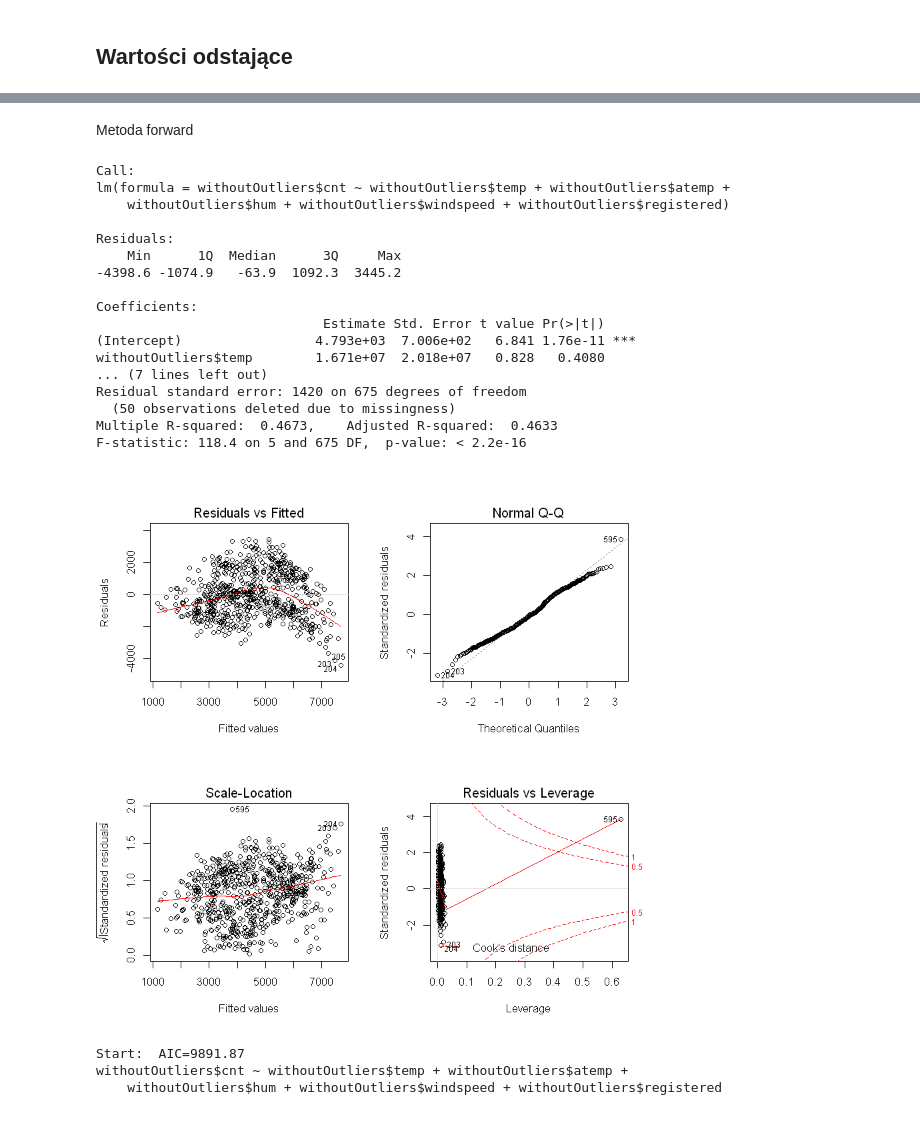
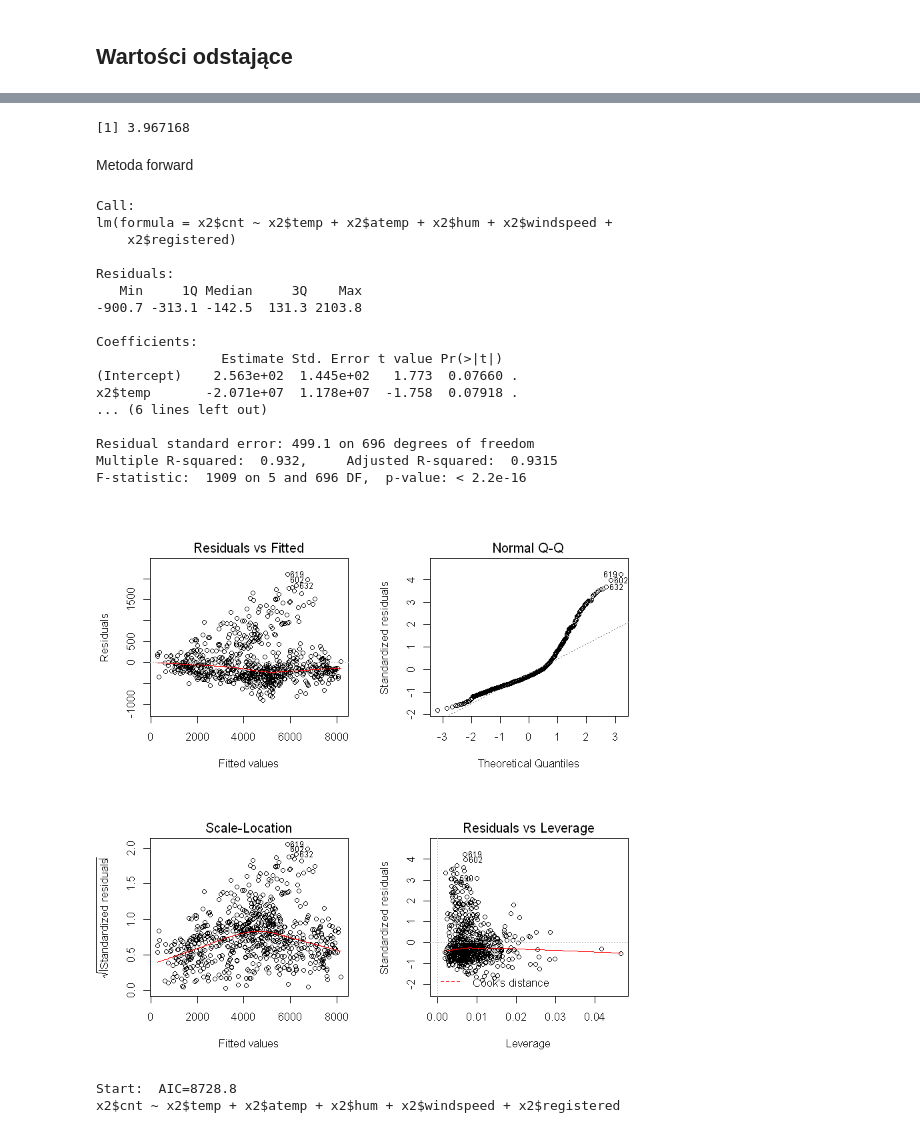
Before and after one commit to durden2/regression_models_pk, a Jupyter notebook: Preprocessing.ipynb, the cells around one changed output, grey strips where cells are left out. Drawn from its saved outputs; the diff is of its cells as text; code cells hidden in the pictures.

```diff
--- a/Preprocessing.ipynb
+++ b/Preprocessing.ipynb
@@ -229,0 +199,3 @@ hist(withoutOutliers$cnt, xlab = 'total count')
+# %%
+model <- lm(normalized$cnt~normalized$temp + normalized$atemp + normalized$hum + normalized$windspeed + normalized$registered)
+plot(dffits(model), pch=23, bg='orange', cex=2, ylab="DFFITS")
@@ -229,0 +206,3 @@ hist(withoutOutliers$cnt, xlab = 'total count')
+# %%
+x2 <- normalized
+x2 <- x2[which(abs(dffits(model)) < 0.2),]
@@ -230,32 +214,37 @@ hist(withoutOutliers$cnt, xlab = 'total count')
+# %%
+removed_rate <- 100 * (1 - (nrow(x2) / nrow(normalized)))
+
+print(removed_rate)
+# %% [output]
+[1] 3.967168
 # %% [markdown]
 Metoda forward
 # %%
-model <- lm(withoutOutliers$cnt~withoutOutliers$temp + withoutOutliers$atemp + withoutOutliers$hum + withoutOutliers$windspeed + withoutOutliers$registered)
+model <- lm(x2$cnt~x2$temp + x2$atemp + x2$hum + x2$windspeed + x2$registered)
 summary(model)
 par(mfrow=c(2, 2))
 plot(model)
 # %% [output]
 Call:
-lm(formula = withoutOutliers$cnt ~ withoutOutliers$temp + withoutOutliers$atemp +
-    withoutOutliers$hum + withoutOutliers$windspeed + withoutOutliers$registered)
+lm(formula = x2$cnt ~ x2$temp + x2$atemp + x2$hum + x2$windspeed +
+    x2$registered)
 
 Residuals:
-    Min      1Q  Median      3Q     Max
--4398.6 -1074.9   -63.9  1092.3  3445.2
+   Min     1Q Median     3Q    Max
+-900.7 -313.1 -142.5  131.3 2103.8
 
 Coefficients:
-                             Estimate Std. Error t value Pr(>|t|)
-(Intercept)                 4.793e+03  7.006e+02   6.841 1.76e-11 ***
-withoutOutliers$temp        1.671e+07  2.018e+07   0.828   0.4080
-... (7 lines left out)
-Residual standard error: 1420 on 675 degrees of freedom
-  (50 observations deleted due to missingness)
-Multiple R-squared:  0.4673,    Adjusted R-squared:  0.4633
-F-statistic: 118.4 on 5 and 675 DF,  p-value: < 2.2e-16
+                Estimate Std. Error t value Pr(>|t|)
+(Intercept)    2.563e+02  1.445e+02   1.773  0.07660 .
+x2$temp       -2.071e+07  1.178e+07  -1.758  0.07918 .
+... (6 lines left out)
+
+Residual standard error: 499.1 on 696 degrees of freedom
+Multiple R-squared:  0.932,     Adjusted R-squared:  0.9315
+F-statistic:  1909 on 5 and 696 DF,  p-value: < 2.2e-16
-[figure, old version]
+[figure, new version]
 # %%
-model.forward <- step(model, direction="forward", trace=1, scope= ~withoutOutliers$temp + withoutOutliers$atemp + withoutOutliers$hum + withoutOutliers$windspeed + withoutOutliers$registered)
+model.forward <- step(model, direction="forward", trace=1, scope= ~x2$temp + x2$atemp + x2$hum + x2$windspeed + x2$registered)
 # %% [output]
-Start:  AIC=9891.87
-withoutOutliers$cnt ~ withoutOutliers$temp + withoutOutliers$atemp +
-    withoutOutliers$hum + withoutOutliers$windspeed + withoutOutliers$registered
+Start:  AIC=8728.8
+x2$cnt ~ x2$temp + x2$atemp + x2$hum + x2$windspeed + x2$registered
```
Also changed, not shown: parts of 29 cells of this notebook.
